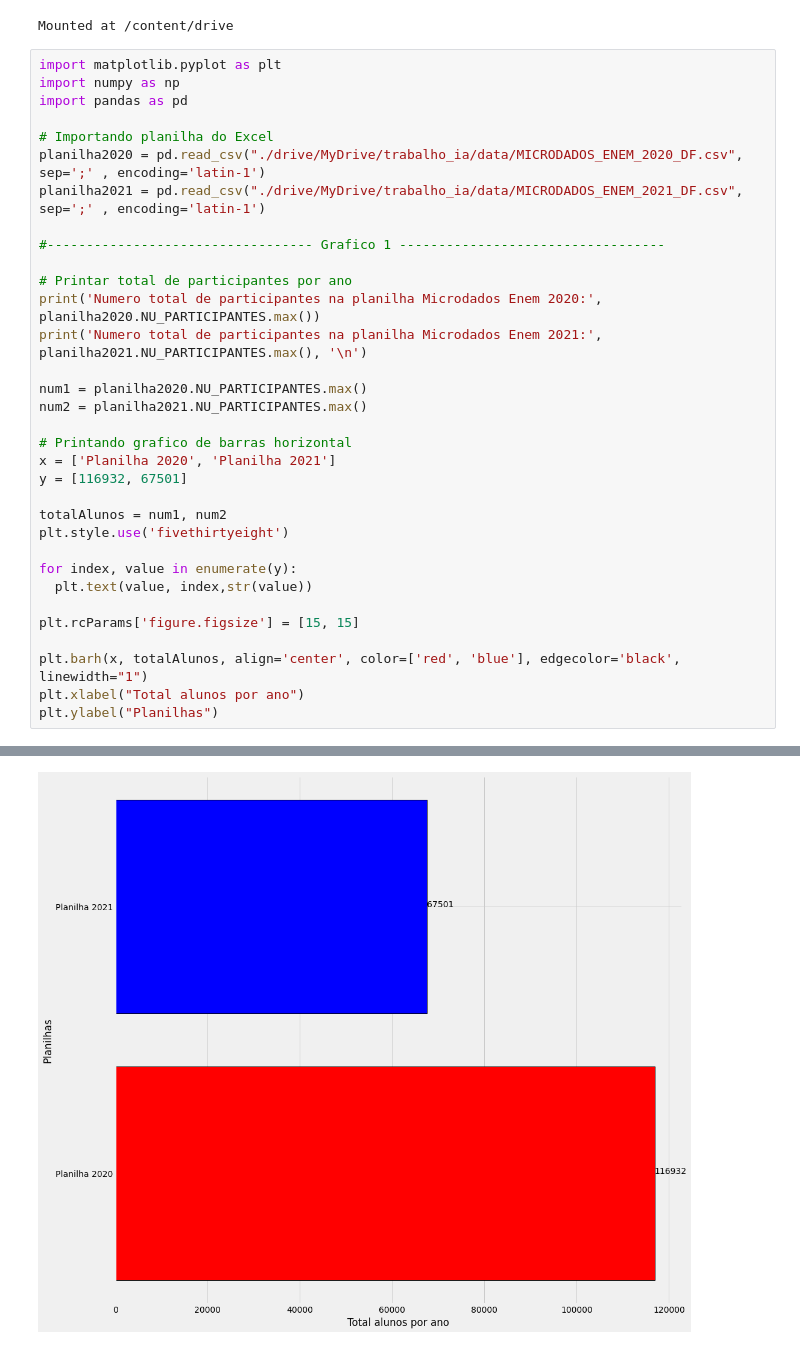
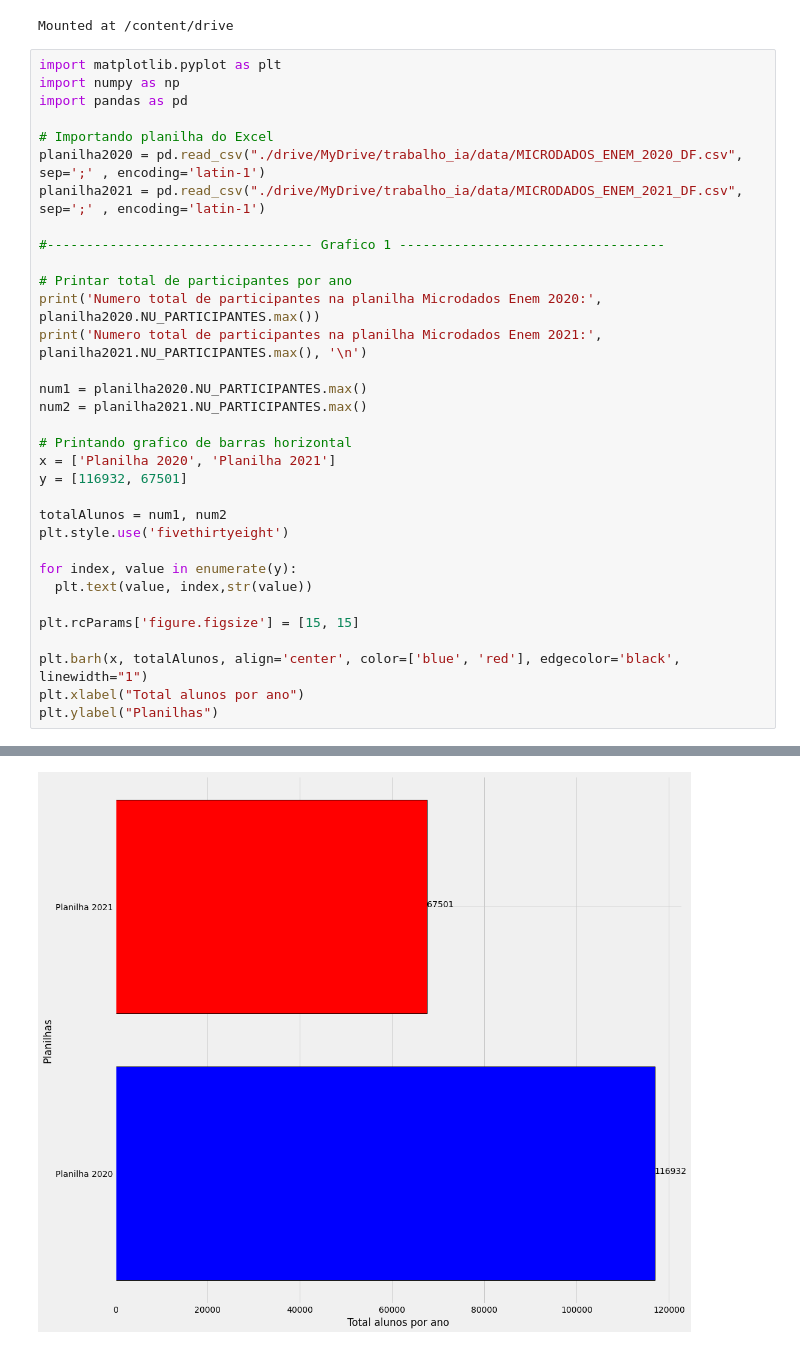
Before and after one commit to kingofrats04/Projeto_IA_DadosEnem, a Jupyter notebook: Graficos_IA.ipynb, the cells around one changed output, grey strips where cells are left out. Drawn from its saved outputs; the diff is of its cells as text.

```diff
--- a/Graficos_IA.ipynb
+++ b/Graficos_IA.ipynb
@@ -14,35 +14,35 @@ import pandas as pd
 planilha2020 = pd.read_csv("./drive/MyDrive/trabalho_ia/data/MICRODADOS_ENEM_2020_DF.csv", sep=';' , encoding='latin-1')
 planilha2021 = pd.read_csv("./drive/MyDrive/trabalho_ia/data/MICRODADOS_ENEM_2021_DF.csv", sep=';' , encoding='latin-1')
 
 #---------------------------------- Grafico 1 ----------------------------------
 
 # Printar total de participantes por ano
 print('Numero total de participantes na planilha Microdados Enem 2020:', planilha2020.NU_PARTICIPANTES.max())
 print('Numero total de participantes na planilha Microdados Enem 2021:', planilha2021.NU_PARTICIPANTES.max(), '\n')
 
 num1 = planilha2020.NU_PARTICIPANTES.max()
 num2 = planilha2021.NU_PARTICIPANTES.max()
 
 # Printando grafico de barras horizontal
 x = ['Planilha 2020', 'Planilha 2021']
 y = [116932, 67501]
 
 totalAlunos = num1, num2
 plt.style.use('fivethirtyeight')
 
 for index, value in enumerate(y):
   plt.text(value, index,str(value))
 
 plt.rcParams['figure.figsize'] = [15, 15]
 
-plt.barh(x, totalAlunos, align='center', color=['red', 'blue'], edgecolor='black', linewidth="1")
+plt.barh(x, totalAlunos, align='center', color=['blue', 'red'], edgecolor='black', linewidth="1")
 plt.xlabel("Total alunos por ano")
 plt.ylabel("Planilhas")
 # %% [output]
 Numero total de participantes na planilha Microdados Enem 2020: 116932
 Numero total de participantes na planilha Microdados Enem 2021: 67501
 Text(0, 0.5, 'Planilhas')
-[figure, old version]
+[figure, new version]
 # %%
 # Histograma projetando o total de participante dos dois anos
 print(planilha2020.NU_PARTICIPANTES.hist())
```
Also changed, not shown: parts of 11 cells of this notebook.
